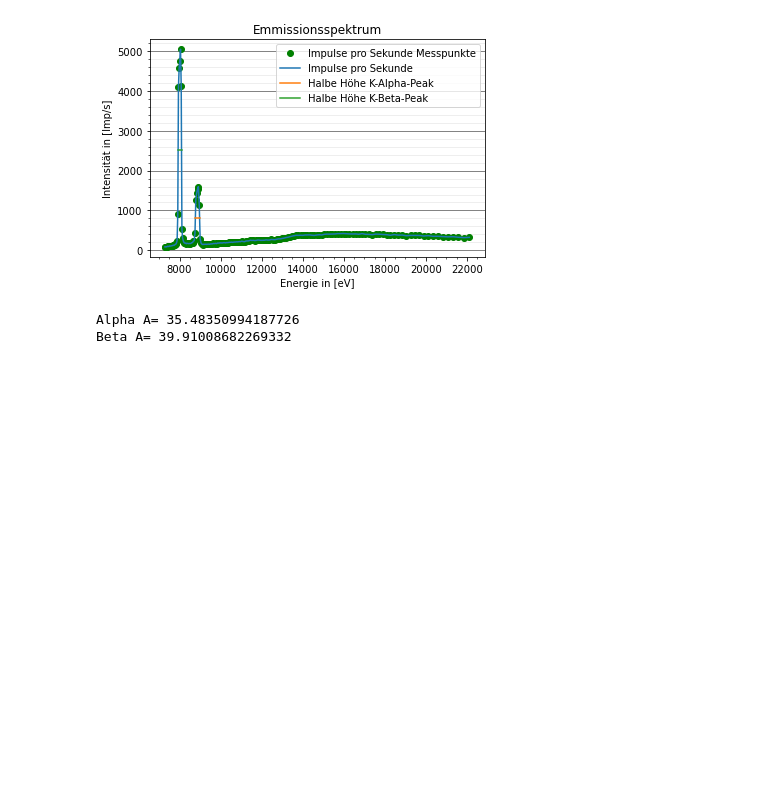
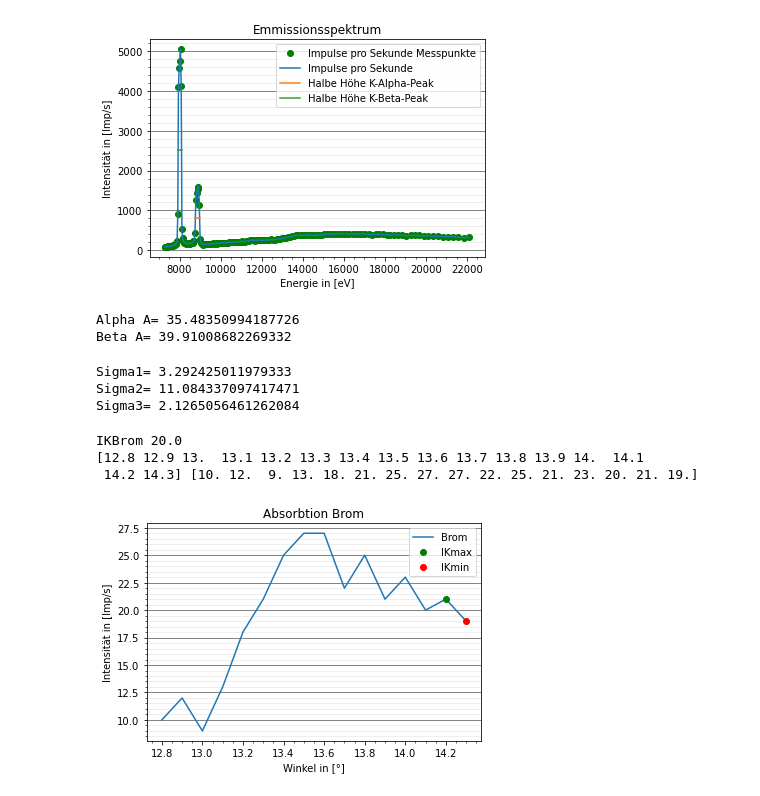
Before and after one commit to JackDO1998/Praktikum, a Jupyter notebook: RoentgenemmisionUndAbsorbtion/content/test.ipynb, the cells around one changed output. Saved outputs shown, nothing was run; the diff lists cells and outputs as text; code cells hidden in the pictures; blank space fills up the shorter version.

```diff
--- a/RoentgenemmisionUndAbsorbtion/content/test.ipynb
+++ b/RoentgenemmisionUndAbsorbtion/content/test.ipynb
@@ -107,3 +107,63 @@ print('Beta A=',EKBeta/DEBeta)
 # %% [output]
 Alpha A= 35.48350994187726
 Beta A= 39.91008682269332
+# %%
+#Berechnung der Absorbtionskonstanten
+Z=29
+n=1
+m=2
+l=3
+R=0.0136
+EKABS=8.98796
+Sigma1=Z-np.sqrt(EKABS/R)
+Sigma2=Z-m*np.sqrt((R+n*EKAlpha)/n*R)*(Z-Sigma1)
+Sigma3=Z-l*np.sqrt((R+n*EKAlpha)/n*R)*(Z-Sigma1)
+print('Sigma1=',Sigma1)
+print('Sigma2=',Sigma2)
+print('Sigma3=',Sigma3)
+# %% [output]
+Sigma1= 3.292425011979333
+Sigma2= 11.084337097417471
+Sigma3= 2.1265056461262084
+# %%
+ThetaBrom=np.genfromtxt('Brom.dat', usecols=(0))
+ThetaGallium=np.genfromtxt('Gallium.dat', usecols=(0))
+ThetaRubidium=np.genfromtxt('Rubidium.dat', usecols=(0))
+ThetaStrontium=np.genfromtxt('Strontium.dat', usecols=(0))
+ThetaZink=np.genfromtxt('Zink.dat', usecols=(0))
+ThetaZirkonium=np.genfromtxt('Zirkonium.dat', usecols=(0))
+NBrom=np.genfromtxt('Brom.dat', usecols=(1))
+NGallium=np.genfromtxt('Gallium.dat', usecols=(1))
+NRubidium=np.genfromtxt('Rubidium.dat', usecols=(1))
+NStrontium=np.genfromtxt('Strontium.dat', usecols=(1))
+NZink=np.genfromtxt('Zink.dat', usecols=(1))
+NZirkonium=np.genfromtxt('Zirkonium.dat', usecols=(1))
+g = np.linspace(13, 15)
+IKmiBrom=19
+IKmaBrom=21
+TmaBrom=14.2
+TmiBrom=14.3
+IKBrom=IKmiBrom+(IKmaBrom-IKmiBrom)/2
+print('IKBrom',IKBrom)
+mBrom=(IKmiBrom-IKmaBrom)/(TmiBrom-TmaBrom)
+bBrom=IKmiBrom-mBrom*TmiBrom
+TBrom=(IKBrom-bBrom)/mBrom
+#print(mBrom,bBrom,TBrom)
+plt.plot(ThetaBrom,NBrom, label='Brom')
+plt.plot(14.2,21,'go',label='IKmax')
+plt.plot(14.3,19,'ro',label='IKmin')
+#plt.plot(g,mBrom*g+bBrom)
+plt.grid(b=True, which='major', color='#666666', linestyle='-', axis='y')
+plt.minorticks_on()
+plt.grid(b=True, which='minor', color='#999999', linestyle='-', alpha=0.2, axis='y')
+plt.legend(loc='best')
+plt.title('Absorbtion Brom')
+plt.xlabel('Winkel in [°]')
+plt.ylabel('Intensität in [Imp/s]')
+plt.savefig('AbsorbtionsspektrumBrom.pdf')
+print(ThetaBrom,NBrom)
+# %% [output]
+IKBrom 20.0
+[12.8 12.9 13.  13.1 13.2 13.3 13.4 13.5 13.6 13.7 13.8 13.9 14.  14.1
+ 14.2 14.3] [10. 12.  9. 13. 18. 21. 25. 27. 27. 22. 25. 21. 23. 20. 21. 19.]
+[figure, added]
```
Also changed, not shown: parts of 7 cells of this notebook, 16 other files.
